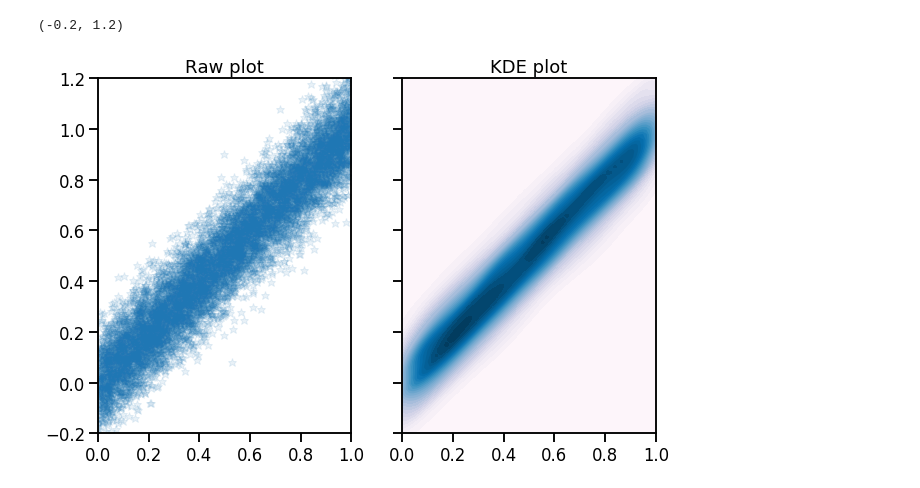
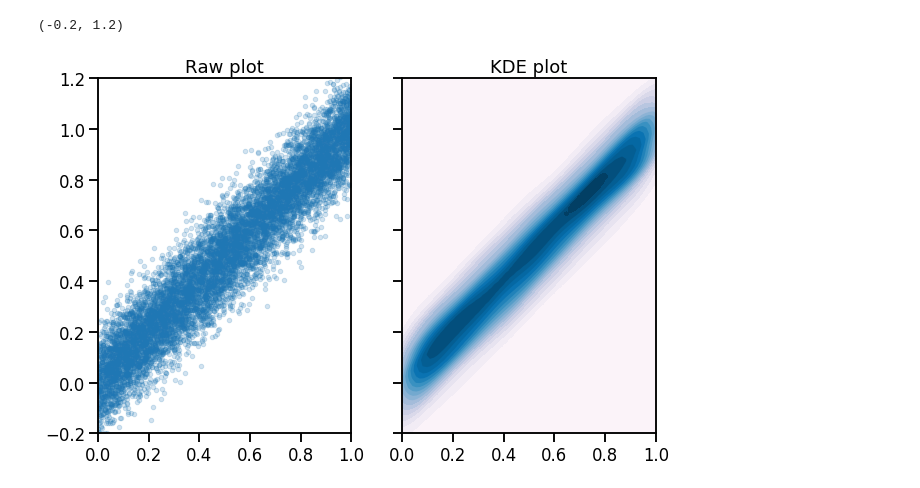
Before and after one commit to flokno/python_recipes, a Jupyter notebook: mathematics/kde/kde.ipynb, the cells around one changed output. Cells and saved outputs as stored; diff of their text form; code cells hidden in the pictures.

```diff
--- a/mathematics/kde/kde.ipynb
+++ b/mathematics/kde/kde.ipynb
@@ -28,32 +28,32 @@ y = x + std * z1
 # %%
 # plot as kde
 fig, (ax1, ax2) = plt.subplots(
     figsize=(10, 8), ncols=2, sharey=True, subplot_kw={"aspect": 1}
 )
 
-ax1.plot(x, y, "*", alpha=0.1)
+ax1.plot(x, y, ".", alpha=0.2)
 ax1.set_title("Raw plot")
 
 npoints = 75j
 
 xx, yy = np.mgrid[x.min() : x.max() : npoints, y.min() : y.max() : npoints]
 positions = np.vstack([xx.ravel(), yy.ravel()])
 values = np.vstack([x, y])
 kernel = stats.gaussian_kde(values)
 f = np.reshape(kernel(positions).T, xx.shape)
 
-cnt = ax2.contourf(xx, yy, f, cmap="PuBu", levels=32)
+cnt = ax2.contourf(xx, yy, f, cmap="PuBu", levels=16)
 
 # can reduce moire when viewing
 for c in cnt.collections:
     c.set_edgecolor("face")
 
 ax2.set_title("KDE plot")
 
 ax1.set_xlim(0, 1)
 ax2.set_xlim(0, 1)
 ax1.set_ylim(-0.2, 1.2)
 ax2.set_ylim(-0.2, 1.2)
 # %% [output]
 (-0.2, 1.2)
-[figure, old version]
+[figure, new version]
```
